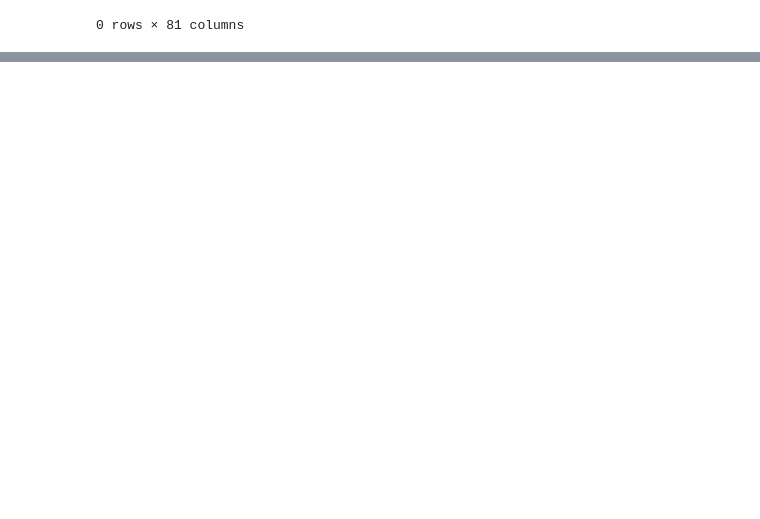
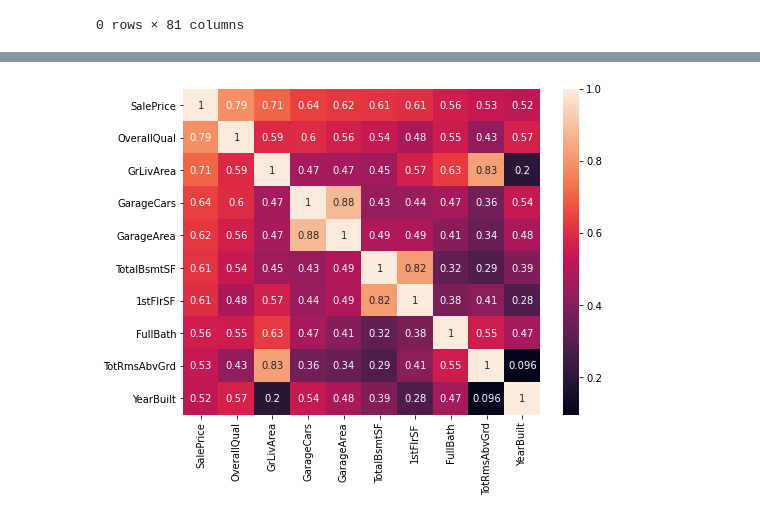
Before and after one commit to SZhafiri/Kaggle_HousePricePrediction, a Jupyter notebook: XGBoost Model.ipynb, the cells around one changed output, grey strips where cells are left out. Drawn from its saved outputs; the diff is of its cells as text; code cells hidden in the pictures; blank space fills up the shorter version.

```diff
--- a/XGBoost Model.ipynb
+++ b/XGBoost Model.ipynb
@@ -212,0 +203,10 @@ RMSE: 20211.17
+# %%
+plt.figure(figsize=(8,6))
+
+cols = corr.nlargest(10, 'SalePrice')['SalePrice'].index
+cm = np.corrcoef(train[cols].values.T)
+sns.heatmap(cm, annot=True, yticklabels = cols.values, xticklabels = cols.values)
+
+plt.show()
+# %% [output]
+[figure, added]
```
Also changed, not shown: parts of 23 cells of this notebook.
